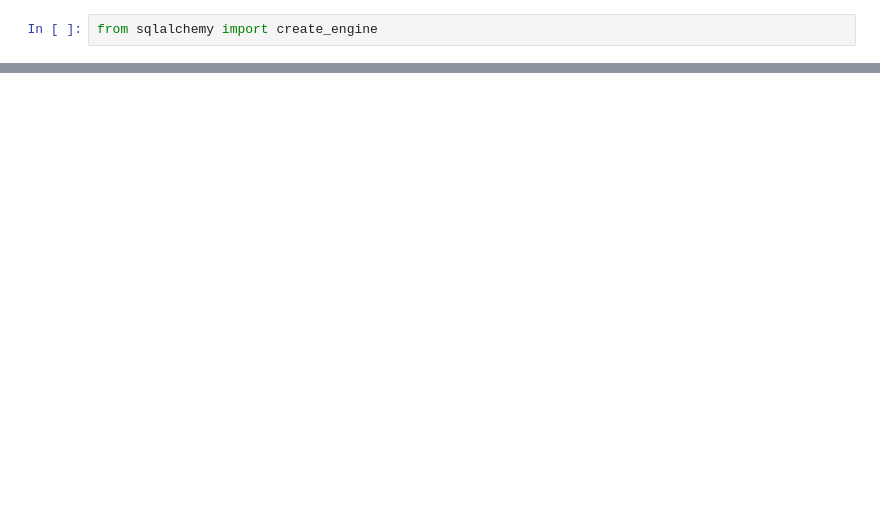
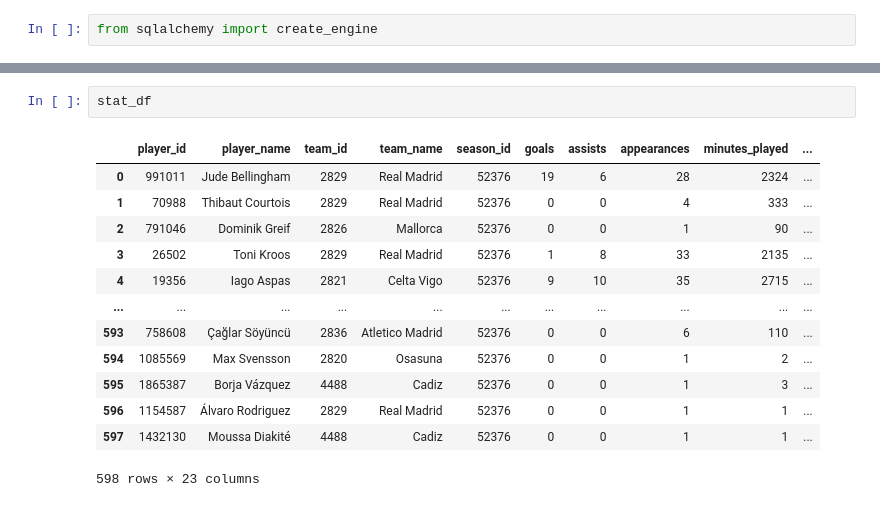
Before and after one commit to plinphon/dataeng_final, a Jupyter notebook: visual.ipynb, the cells around one changed output, grey strips where cells are left out. Saved outputs shown, nothing was run; the diff lists cells and outputs as text; blank space fills up the shorter version.

```diff
--- a/visual.ipynb
+++ b/visual.ipynb
@@ -201,0 +67,16 @@ plotStatPos(
+# %%
+stat_df
+# %% [output]
+|  | player_id | player_name | team_id | team_name | season_id | goals | assists | appearances | minutes_played | ... |
+| 0 | 991011 | Jude Bellingham | 2829 | Real Madrid | 52376 | 19 | 6 | 28 | 2324 | ... |
+| 1 | 70988 | Thibaut Courtois | 2829 | Real Madrid | 52376 | 0 | 0 | 4 | 333 | ... |
+| 2 | 791046 | Dominik Greif | 2826 | Mallorca | 52376 | 0 | 0 | 1 | 90 | ... |
+| 3 | 26502 | Toni Kroos | 2829 | Real Madrid | 52376 | 1 | 8 | 33 | 2135 | ... |
+| 4 | 19356 | Iago Aspas | 2821 | Celta Vigo | 52376 | 9 | 10 | 35 | 2715 | ... |
+| ... | ... | ... | ... | ... | ... | ... | ... | ... | ... | ... |
+| 593 | 758608 | Çağlar Söyüncü | 2836 | Atletico Madrid | 52376 | 0 | 0 | 6 | 110 | ... |
+| 594 | 1085569 | Max Svensson | 2820 | Osasuna | 52376 | 0 | 0 | 1 | 2 | ... |
+| 595 | 1865387 | Borja Vázquez | 4488 | Cadiz | 52376 | 0 | 0 | 1 | 3 | ... |
+| 596 | 1154587 | Álvaro Rodriguez | 2829 | Real Madrid | 52376 | 0 | 0 | 1 | 1 | ... |
+| 597 | 1432130 | Moussa Diakité | 4488 | Cadiz | 52376 | 0 | 0 | 1 | 1 | ... |
+598 rows × 23 columns
```
Also changed, not shown: parts of 21 cells of this notebook, 30 other files.
